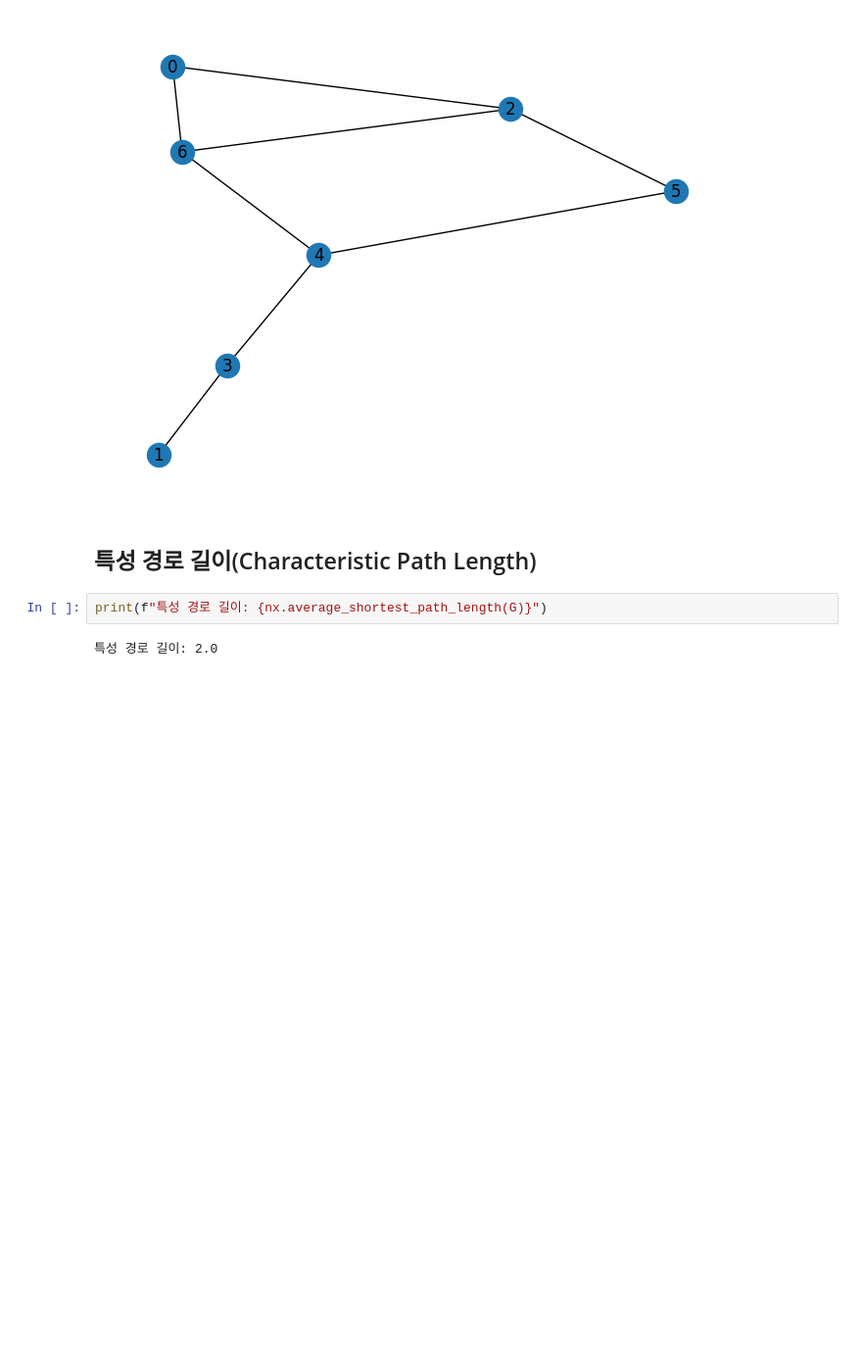
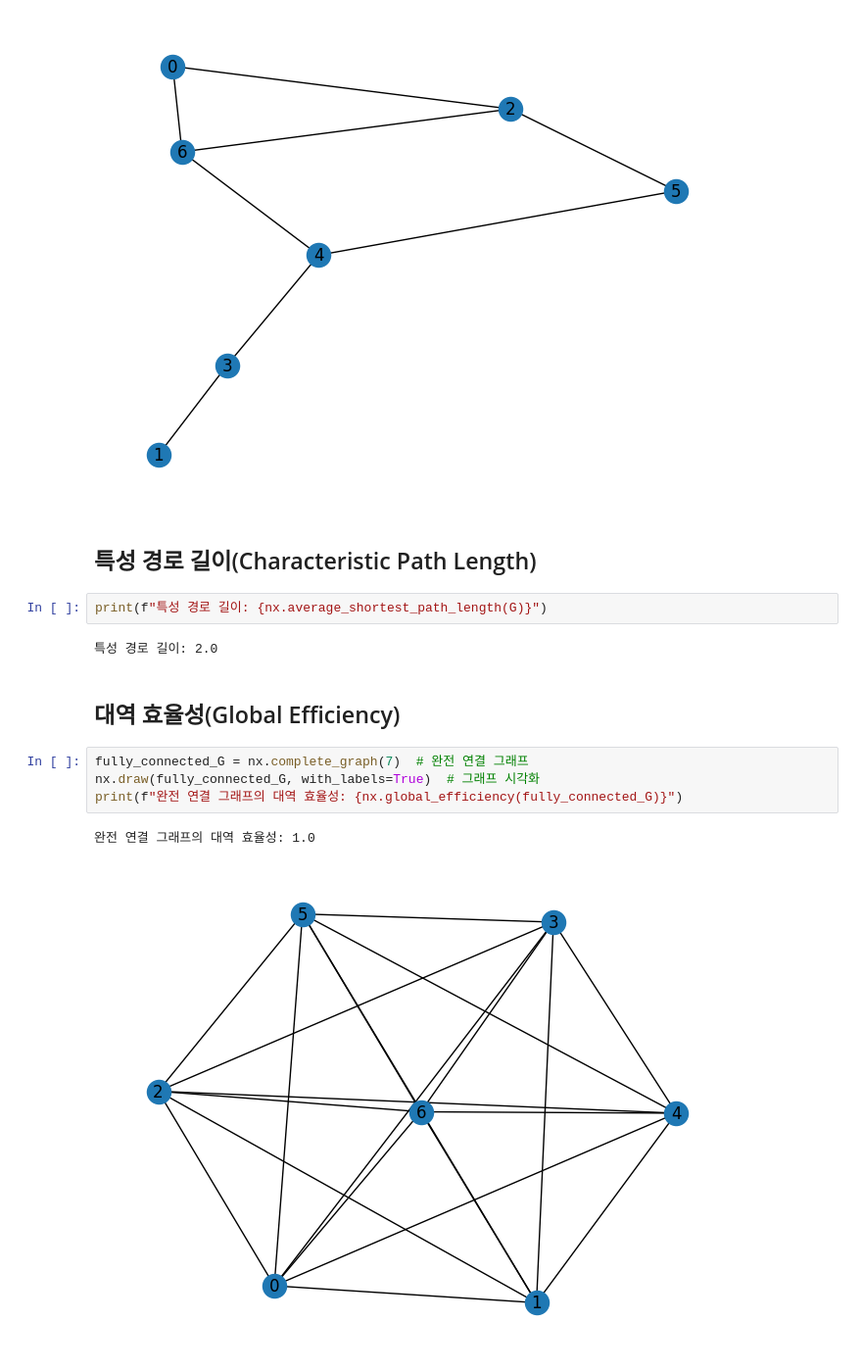
Before and after one commit to Kwan-Gu/graph_ml, a Jupyter notebook: graph_ml_learn/02_graph_metrics.ipynb, the cells around one changed output. Shown at 98% size. Drawn from its saved outputs; the diff is of its cells as text; blank space fills up the shorter version.

```diff
--- a/graph_ml_learn/02_graph_metrics.ipynb
+++ b/graph_ml_learn/02_graph_metrics.ipynb
@@ -24,3 +24,12 @@ nx.draw(G, with_labels=True)  # 그래프 시각화
 print(f"특성 경로 길이: {nx.average_shortest_path_length(G)}")
 # %% [output]
 특성 경로 길이: 2.0
+# %% [markdown]
+## 대역 효율성(Global Efficiency)
+# %%
+fully_connected_G = nx.complete_graph(7)  # 완전 연결 그래프
+nx.draw(fully_connected_G, with_labels=True)  # 그래프 시각화
+print(f"완전 연결 그래프의 대역 효율성: {nx.global_efficiency(fully_connected_G)}")
+# %% [output]
+완전 연결 그래프의 대역 효율성: 1.0
+[figure, added]
```
Also changed, not shown: parts of 21 cells of this notebook, 3 other files.
